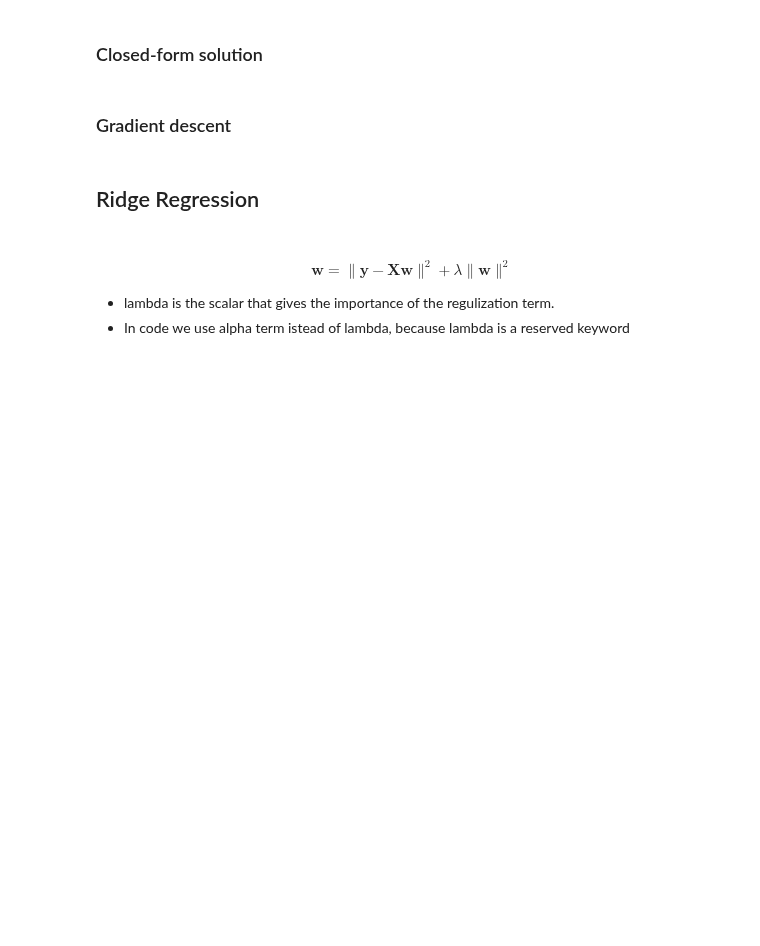
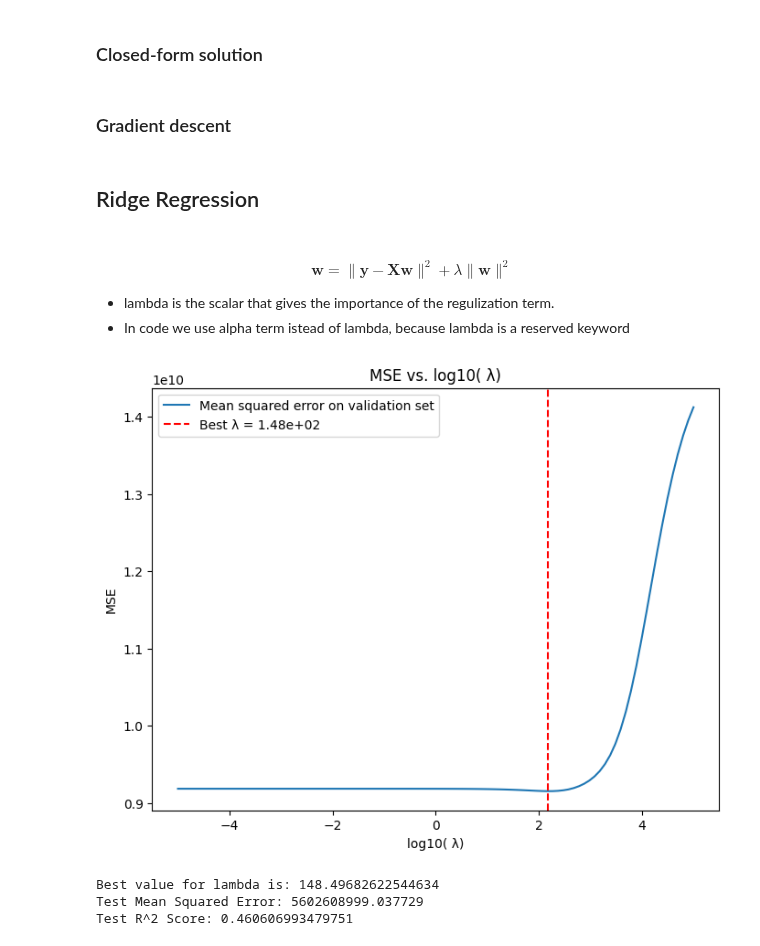
Before and after one commit to SarahYousefH/MachineLearningAssignment2, a Jupyter notebook: machine-learning-regression-assignment.ipynb, the cells around one changed output. Drawn from its saved outputs; the diff is of its cells as text; code cells hidden in the pictures; blank space fills up the shorter version.

```diff
--- a/machine-learning-regression-assignment.ipynb
+++ b/machine-learning-regression-assignment.ipynb
@@ -456,7 +456,7 @@ def apply_cylinder_adj(capacity):
 
         if capacity in ['N/A, Electric']:
 
-            return -1
+            return 0
 
           # Return numeric values as they are
 
@@ -476,12 +476,6 @@ df['cylinder'] = df['cylinder'].apply(apply_cylinder_adj)
 
 
 
-# Add a new column to indicate if the vehicle is electric
-
-df['is_electric'] = df['cylinder'].apply(lambda x: 1 if x == -1 else 0)
-
-
-
 # Save the cleaned DataFrame to a CSV file
 
 df.to_csv('/kaggle/working/output5.csv', index=False)
@@ -1024,6 +1017,8 @@ $$
 - In code we use alpha term istead of lambda, because lambda is a reserved keyword
 # %%
 import numpy as np
+from sklearn.metrics import mean_squared_error, r2_score
+
 
 def ridge_fit(X,y,alpha):
     # X.shape[0] returns number of rows
@@ -1047,35 +1042,81 @@ def ridge_fit(X,y,alpha):
 def ridge_predict(X, weights):
 
     X = np.c_[np.ones((X.shape[0], 1)), X]  # Add bias feature (b = 1)
     return X.dot(weights)
 
+
+# Grid search to find the best value of lambda
+def best_lambda (X_train, y_train, X_val, y_val):
+
+    lambdaValues = np.logspace(-5,5,100) # test values from 10^-5 to 10^5
+    MSE_Values = []
+
+    for l in lambdaValues:
+
+        # perfom training on the train data
+        weights = ridge_fit(X_train, y_train, l)
+
+        # perform prediction on the validation data
+        prediction = ridge_predict(X_val,weights)
+
+        # Caluclate the mean squared error
+        MSE_error = mean_squared_error(y_val, prediction)
+        MSE_Values.append(MSE_error)
+
+    # find the index of the lowest mean squared error
+    index = np.argmin(MSE_Values)
+
+    best_value = lambdaValues[index]
+    # Plot the relation between lambda and the mean squared error on the validation set
+    plt.figure(figsize=(8, 6))
+    plt.plot(np.log10(lambdaValues), MSE_Values, label='Mean squared error on validation set')
+    plt.axvline(np.log10(best_value), color='r', linestyle='--', label=f'Best λ = {best_value:.2e}')
+    plt.xlabel('log10( λ)')
+    plt.ylabel('MSE')
+    plt.title('MSE vs. log10( λ)')
+    plt.legend()
+    plt.show()
+
+    print(f"Best value for lambda is: {best_value}")
+    return best_value
+
 # Define features (X) and target (y) for training, validation, and test sets
-
 X_train = train_data.drop(columns=['car name', 'price'])
-
+#,'country_egypt','country_ksa','country_kuwait','country_uae','country_qatar','country_oman'
 y_train = train_data['price']
 
 
 
 X_val = val_data.drop(columns=['car name', 'price'])  # Drop 'id' and 'target' columns
-
 y_val = val_data['price']
 
 
 
 X_test = test_data.drop(columns=['car name', 'price'])  # Drop 'id' and 'target' columns
-
 y_test = test_data['price']
 
 
-alpha = 100
+alpha = best_lambda (X_train.values, y_train.values, X_val.values, y_val.values)
+
 w = ridge_fit(X_train.values,y_train.values,alpha)
 predictions = ridge_predict(X_test.values, w)
 
 results = pd.DataFrame({
     'Original': y_test.values,
     'Predicted': predictions
 })
 
+mse_test = mean_squared_error(y_test, predictions)
+r2_test = r2_score(y_test,predictions)
+
+
+print(f"Test Mean Squared Error: {mse_test}")
+print(f"Test R^2 Score: {r2_test}")
+
 # Save the results to a CSV file
 results.to_csv('predictions.csv', index=False)
+# %% [output]
+[figure, added]
+Best value for lambda is: 148.49682622544634
+Test Mean Squared Error: 5602608999.037729
+Test R^2 Score: 0.460606993479751
```
Also changed, not shown: parts of 6 cells of this notebook.
